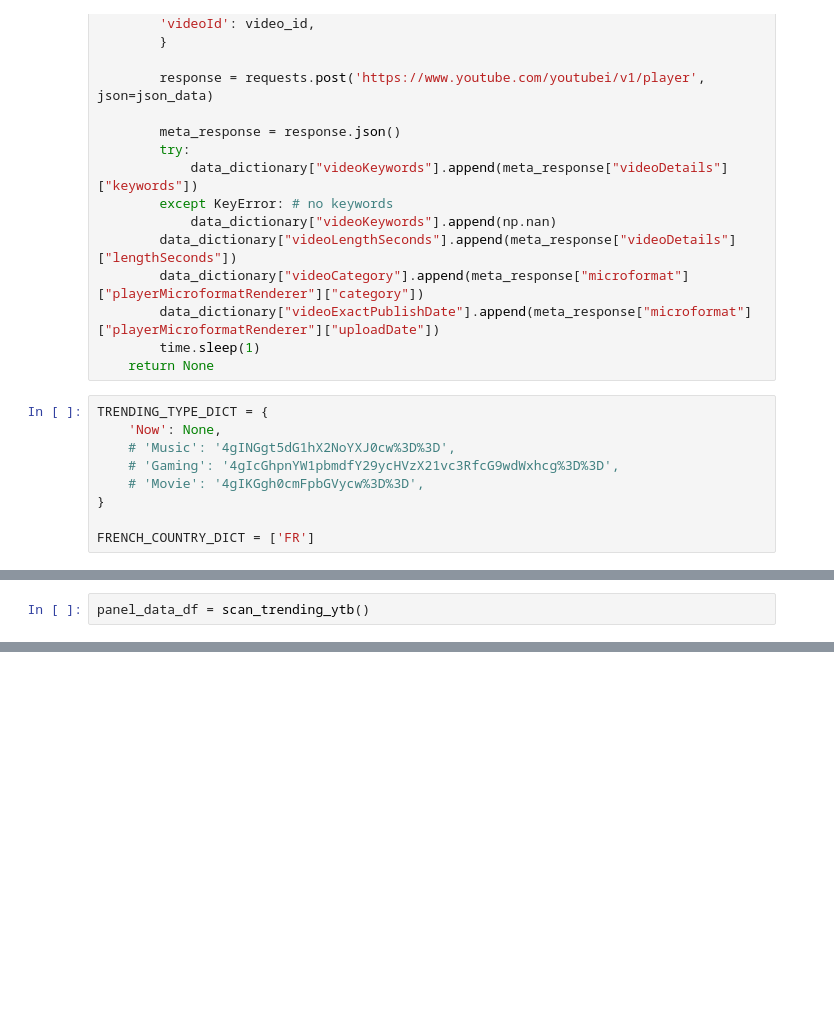
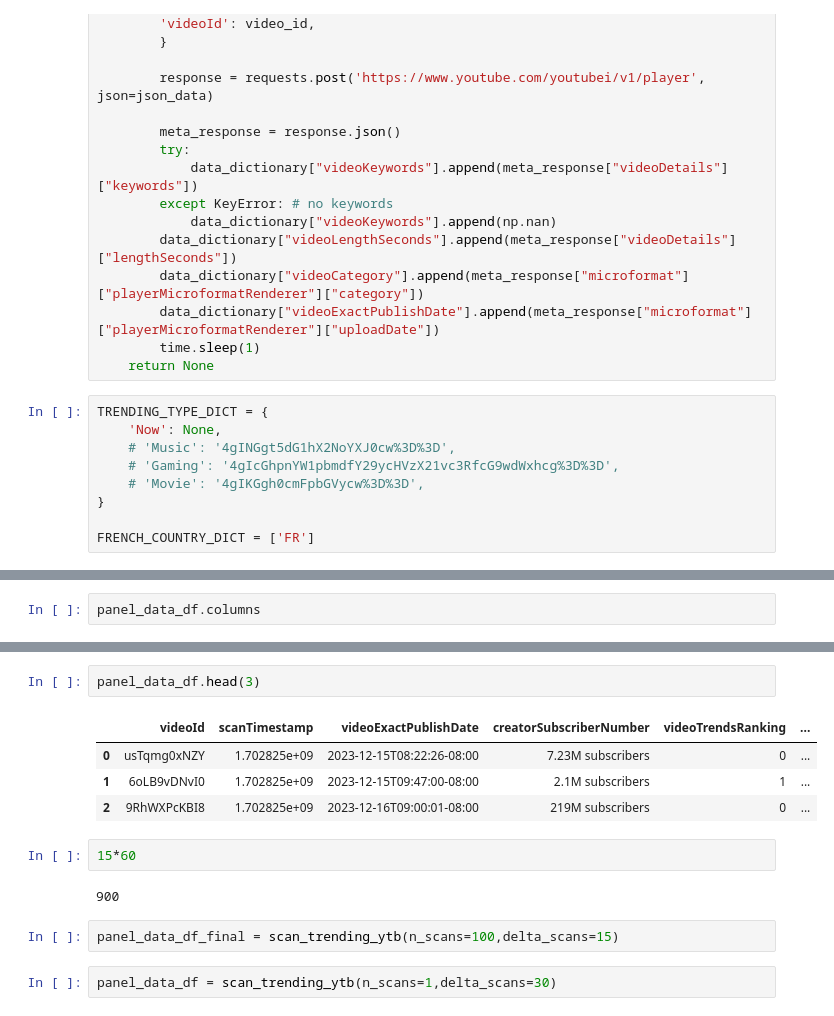
Before and after one commit to Yedson54/YouTrend, a Jupyter notebook: demos/scrape_panel_data.ipynb, the cells around one changed output, grey strips where cells are left out. Saved outputs shown, nothing was run; the diff lists cells and outputs as text; blank space fills up the shorter version.

```diff
--- a/demos/scrape_panel_data.ipynb
+++ b/demos/scrape_panel_data.ipynb
@@ -190,2 +310,2 @@ def scan_trending_ytb(n_scans=5, delta_scans=1800):
 # %%
-panel_data_df = scan_trending_ytb()
+panel_data_df.columns
@@ -191,0 +339,15 @@ panel_data_df = scan_trending_ytb()
+# %%
+panel_data_df.head(3)
+# %% [output]
+|  | videoId | scanTimestamp | videoExactPublishDate | creatorSubscriberNumber | videoTrendsRanking | ... |
+| 0 | usTqmg0xNZY | 1.702825e+09 | 2023-12-15T08:22:26-08:00 | 7.23M subscribers | 0 | ... |
+| 1 | 6oLB9vDNvI0 | 1.702825e+09 | 2023-12-15T09:47:00-08:00 | 2.1M subscribers | 1 | ... |
+| 2 | 9RhWXPcKBI8 | 1.702825e+09 | 2023-12-16T09:00:01-08:00 | 219M subscribers | 0 | ... |
+# %%
+15*60
+# %% [output]
+900
+# %%
+panel_data_df_final = scan_trending_ytb(n_scans=100,delta_scans=15)
+# %%
+panel_data_df = scan_trending_ytb(n_scans=1,delta_scans=30)
```
Also changed, not shown: parts of 29 cells of this notebook, 11 other files.
